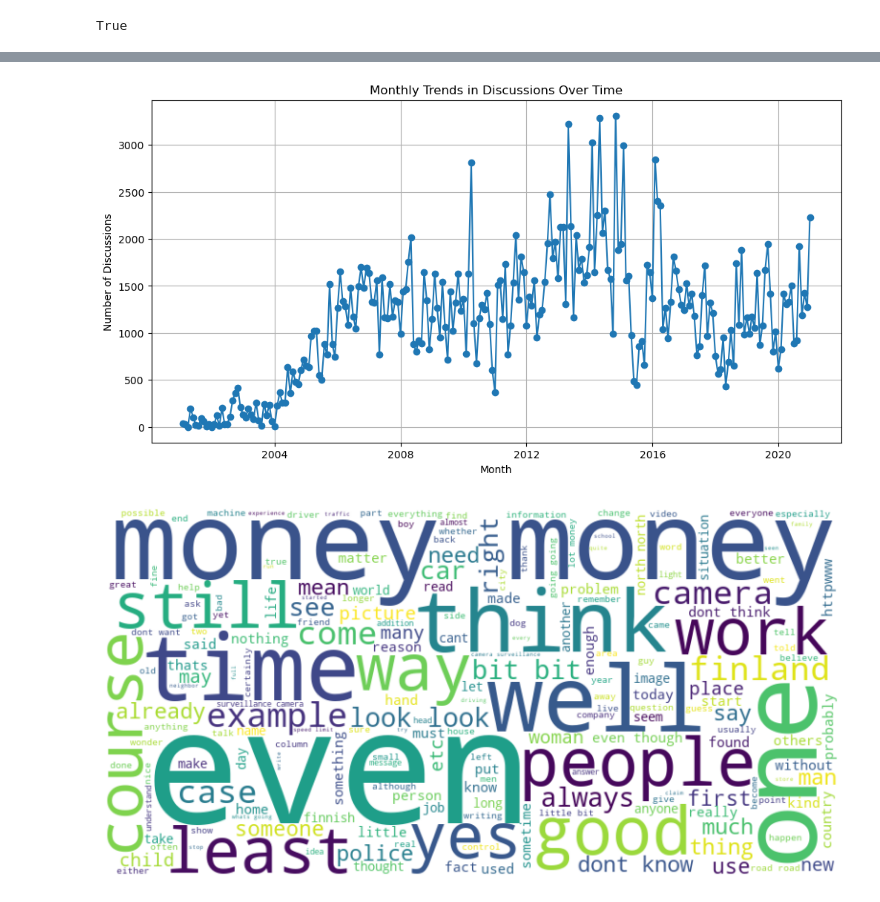
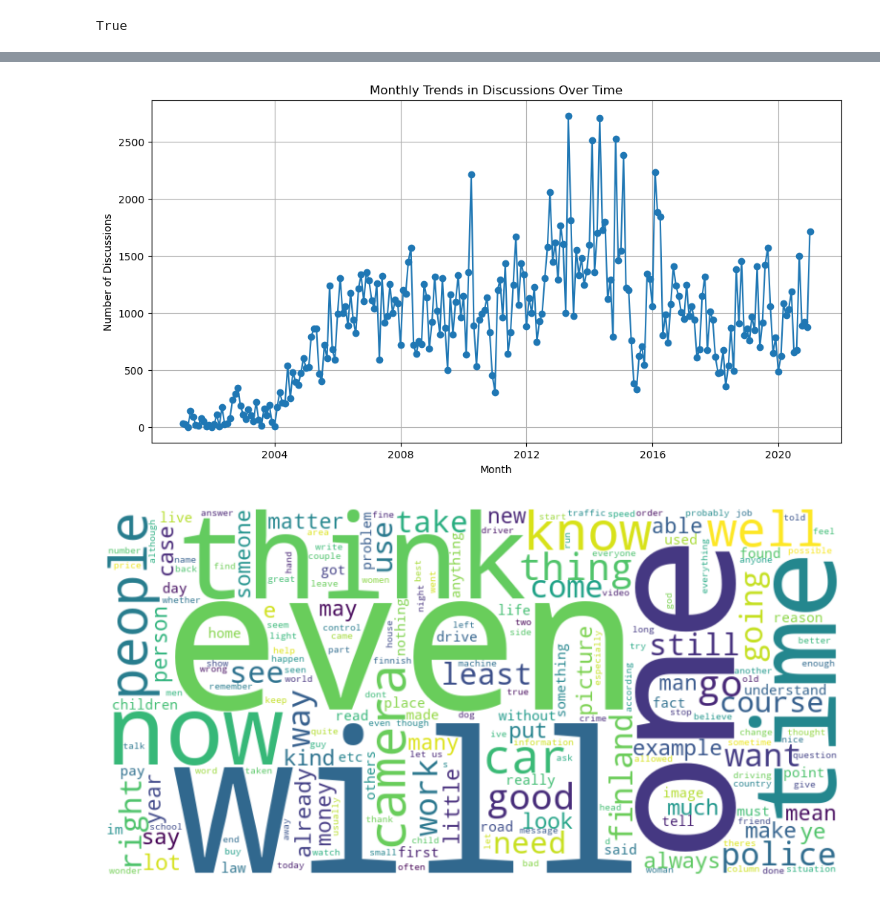
Before and after one commit to fahadchauhan/Public-Sentiment-and-Spatial-Distribution-of-Security-Cameras, a Jupyter notebook: suomi24/Trends-suomi24.ipynb, the cells around one changed output, grey strips where cells are left out. Saved outputs shown, nothing was run; the diff lists cells and outputs as text; code cells hidden in the pictures.

```diff
--- a/suomi24/Trends-suomi24.ipynb
+++ b/suomi24/Trends-suomi24.ipynb
@@ -103,22 +125,0 @@ df['combined_processed'] = df[['title_processed', 'topic_name_top_processed', 't
-# %%
-# Basic text preprocessing function
-stop_words = set(stopwords.words('english'))
-stop_words.add('s')
-stop_words.add('ve')
-stop_words.add('re')
-stop_words.add('m')
-lemmatizer = WordNetLemmatizer()
-
-def preprocess_text(text):
-    text = text.lower()  # Convert to lower case
-    text = re.sub(r'\d+', '', text)  # Remove numbers
-    text = re.sub(r'\s+', ' ', text)  # Replace multiple spaces with single space
-    text = re.sub(r'[^\w\s]', '', text)  # Remove punctuation
-    text = re.sub(r'\b\w{1,2}\b', '', text) # Remove single and double character words
-    text = text.lower()  # Convert to lower case
-    tokens = text.split()
-    tokens = [lemmatizer.lemmatize(token) for token in tokens if token not in stop_words]
-    return ' '.join(tokens)
-
-# Apply preprocessing to the 'thread_text' column
-df['processed_text'] = df['thread_text'].astype(str).apply(preprocess_text)
@@ -143,9 +145,11 @@ df
+# %%
+column = 'thread_text_processed'
 # %%
 # Convert 'datetime' column to datetime type for easier manipulation
 df['datetime'] = pd.to_datetime(df['datetime'])
 
 # Group data by month and count occurrences
-monthly_trends = df.set_index('datetime').resample('M').count()['processed_text']
+monthly_trends = df.set_index('datetime').resample('M').count()[column]
 
 # Plotting the trend
 plt.figure(figsize=(12, 6))
@@ -156,18 +160,18 @@ plt.ylabel('Number of Discussions')
 plt.grid(True)
 plt.show()
 # %% [output]
-[figure, old version]
+[figure, new version]
 # %%
 # Generate a word cloud for the most common words in discussions
-text = ' '.join(df['processed_text'].astype(str).tolist())
+text = ' '.join(df[column].astype(str).tolist())
 wordcloud = WordCloud(width=800, height=400, background_color='white').generate(text)
 
 plt.figure(figsize=(10, 5))
 plt.imshow(wordcloud, interpolation='bilinear')
 plt.axis('off')
 plt.show()
 # %% [output]
-[figure, old version]
+[figure, new version]
 # %%
 # Extract year and month
 df['year'] = df['datetime'].dt.year
```
Also changed, not shown: parts of 10 cells of this notebook, 4 other files.
